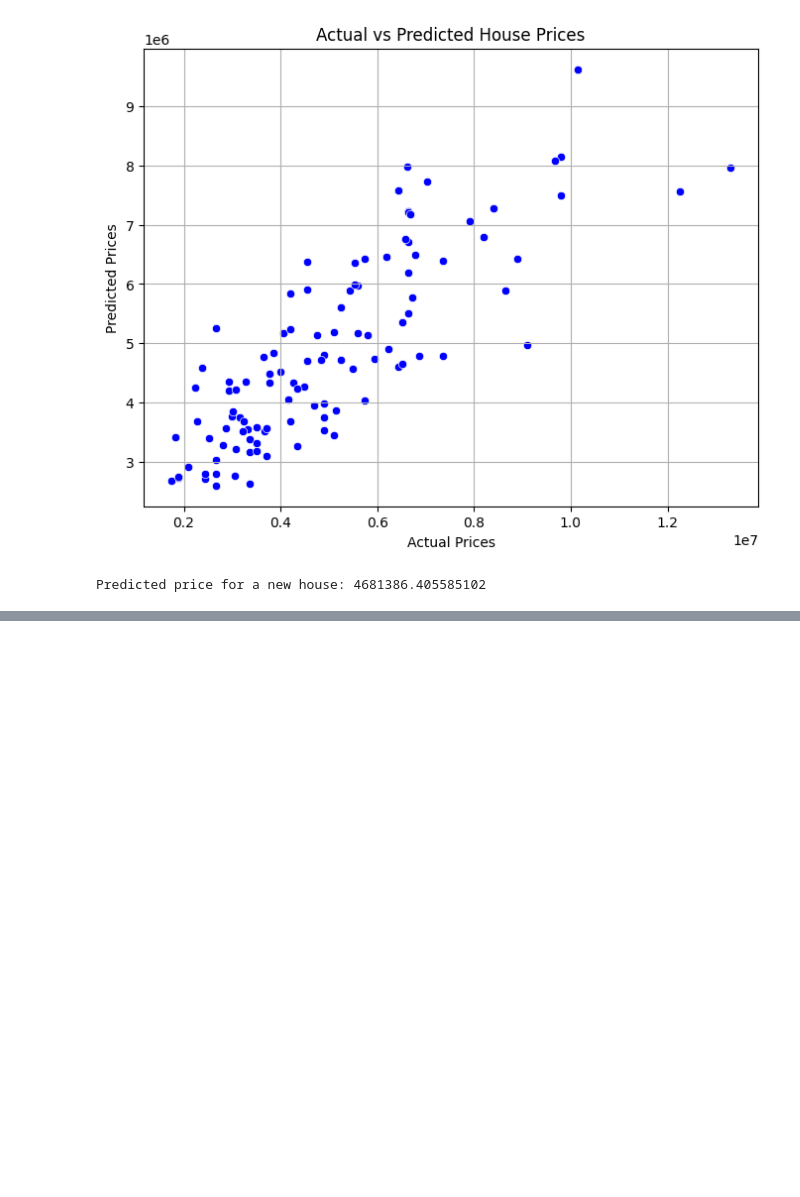
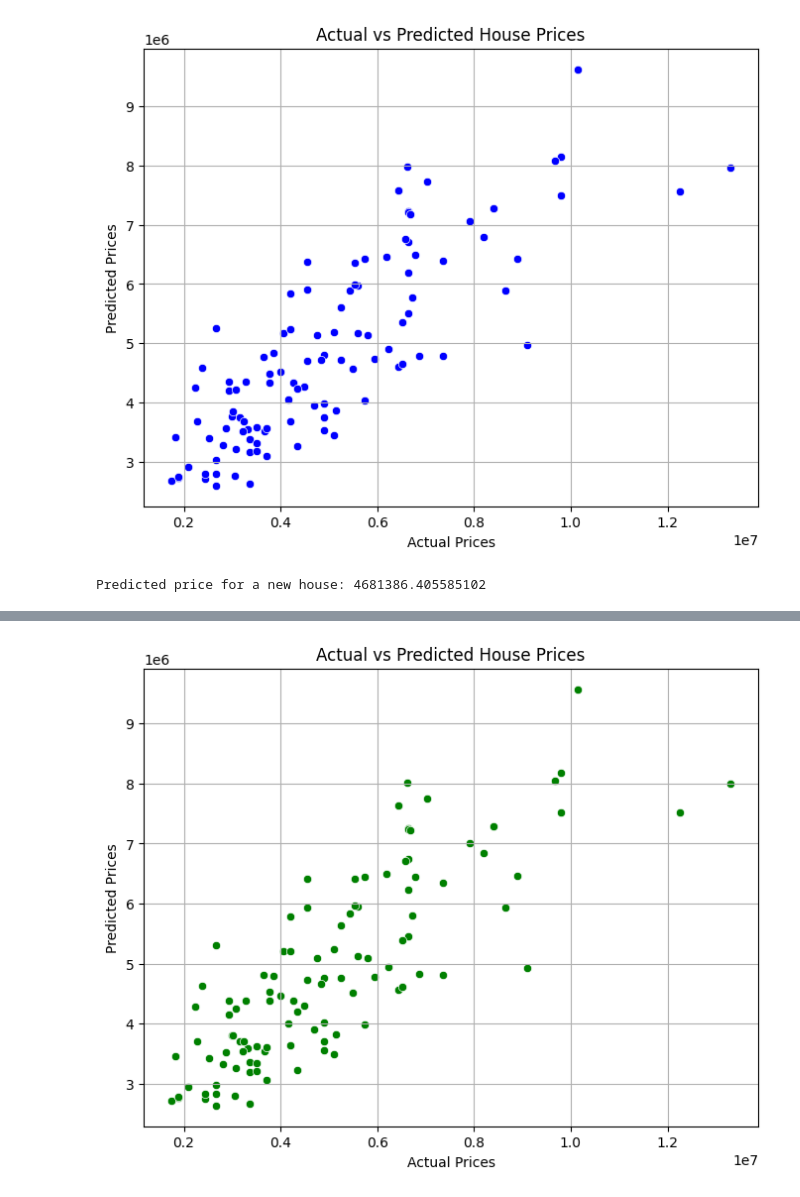
Before and after one commit to Lulieeliyas/AI-Group-one-Project, a Jupyter notebook: notebook4f70c222bd.ipynb, the cells around one changed output, grey strips where cells are left out. Drawn from its saved outputs; the diff is of its cells as text; code cells hidden in the pictures; blank space fills up the shorter version.

Commit message:
Kaggle Notebook | notebook4f70c222bd | Version 4

```diff
--- a/notebook4f70c222bd.ipynb
+++ b/notebook4f70c222bd.ipynb
@@ -114,3 +114,92 @@ R² Score: 0.6529242642153184
 Mean Squared Error: 1754318687330.6638
 [figure]
 Predicted price for a new house: 4681386.405585102
+# %%
+# alternative_house_price_prediction.py
+
+import pandas as pd
+import numpy as np
+from sklearn.model_selection import train_test_split
+from sklearn.linear_model import LinearRegression
+from sklearn.metrics import mean_squared_error, r2_score
+from sklearn.preprocessing import LabelEncoder
+import matplotlib.pyplot as plt
+import seaborn as sns
+
+# 1. Load the dataset
+df = pd.read_csv('/kaggle/input/proojects/House Price.csv')  # Adjust this path if needed
+
+# 2. Preview dataset
+print("First 5 rows of the dataset:")
+print(df.head())
+
+# 3. Handle missing values
+print("\nMissing values:\n", df.isnull().sum())
+df = df.dropna()
+
+# 4. Encode categorical columns using Label Encoding
+categorical_cols = df.select_dtypes(include=['object']).columns
+print("\nCategorical columns to encode:", list(categorical_cols))
+
+label_encoders = {}
+for col in categorical_cols:
+    le = LabelEncoder()
+    df[col] = le.fit_transform(df[col])
+    label_encoders[col] = le  # Store encoder if needed later for new input
+
+# 5. Define features and target
+if 'price' not in df.columns:
+    raise ValueError("'price' column is missing from the dataset!")
+
+X = df.drop('price', axis=1)
+y = df['price']
+
+# 6. Train-test split
+X_train, X_test, y_train, y_test = train_test_split(
+    X, y, test_size=0.2, random_state=42
+)
+
+# 7. Train the Linear Regression model
+model = LinearRegression()
+model.fit(X_train, y_train)
+
+# 8. Predict on test set
+y_pred = model.predict(X_test)
+
+# 9. Evaluate the model
+print("\nModel Evaluation:")
+print("R² Score:", r2_score(y_test, y_pred))
+print("Mean Squared Error:", mean_squared_error(y_test, y_pred))
+
+# 10. Plot Actual vs Predicted Prices
+plt.figure(figsize=(8, 6))
+sns.scatterplot(x=y_test, y=y_pred, color='green')
+plt.xlabel("Actual Prices")
+plt.ylabel("Predicted Prices")
+plt.title("Actual vs Predicted House Prices")
+plt.grid(True)
+plt.show()
+
+# 11. Predict price of a new house
+# Create a new sample row with encoded values
+# Example: if 'furnishing' was encoded as {unfurnished:0, semi-furnished:1, furnished:2}
+
+new_data = {
+    'area': 3000,
+    'bedrooms': 3,
+    'bathrooms': 2,
+    'stories': 2,
+    'parking': 1
+}
+
+# Add encoded categorical values (update keys based on your dataset)
+# For example:
+# new_data['furnishing'] = label_encoders['furnishing'].transform(['furnished'])[0]
+
+# Build DataFrame
+new_input = pd.DataFrame([new_data])
+new_input = new_input.reindex(columns=X.columns, fill_value=0)  # align with training columns
+
+predicted_price = model.predict(new_input)
+print("\nPredicted price for a new house:", predicted_price[0])
+# %% [output]
@@ -116,0 +223 @@ Predicted price for a new house: 4681386.405585102
+[figure, added]
```
Also changed, not shown: parts of 1 cell of this notebook.
